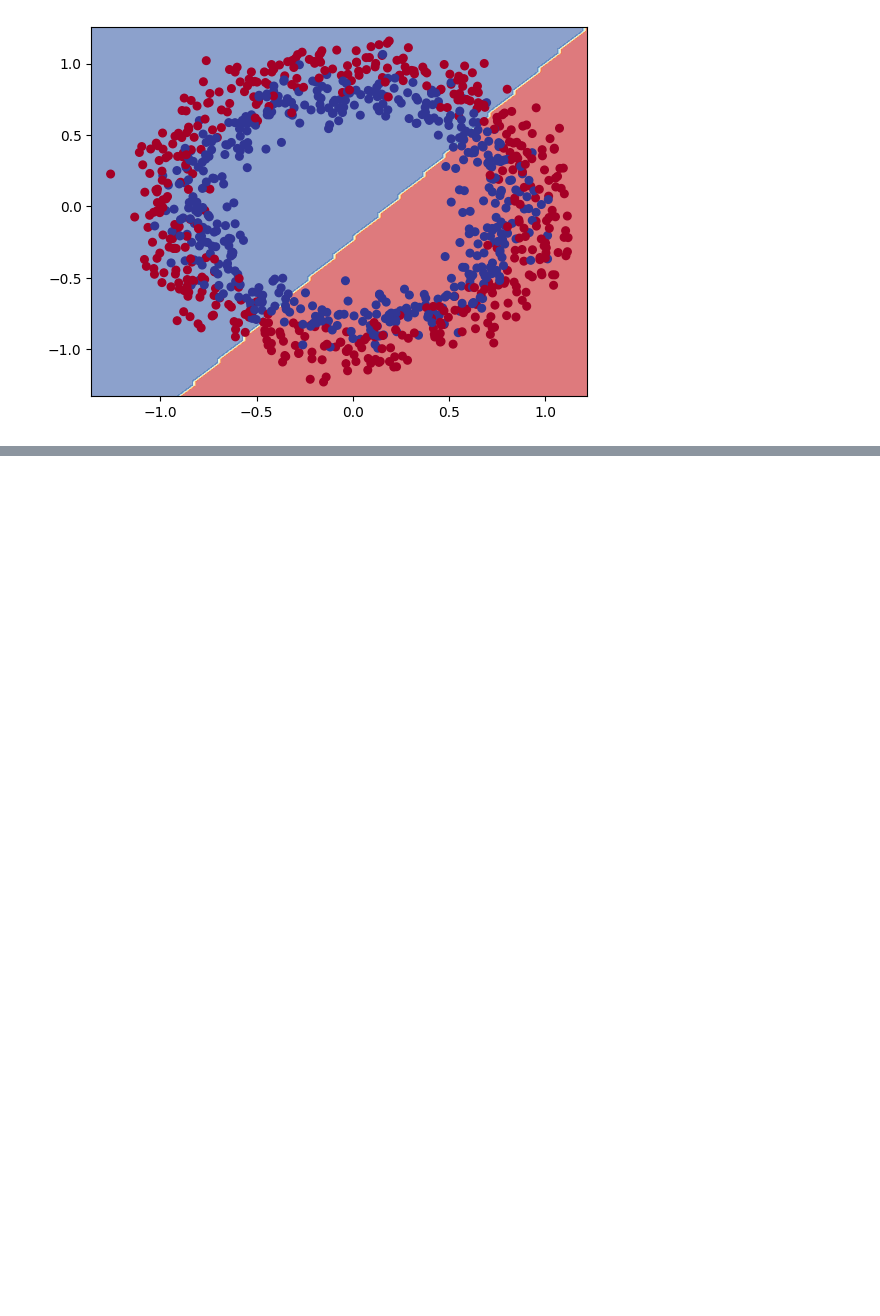
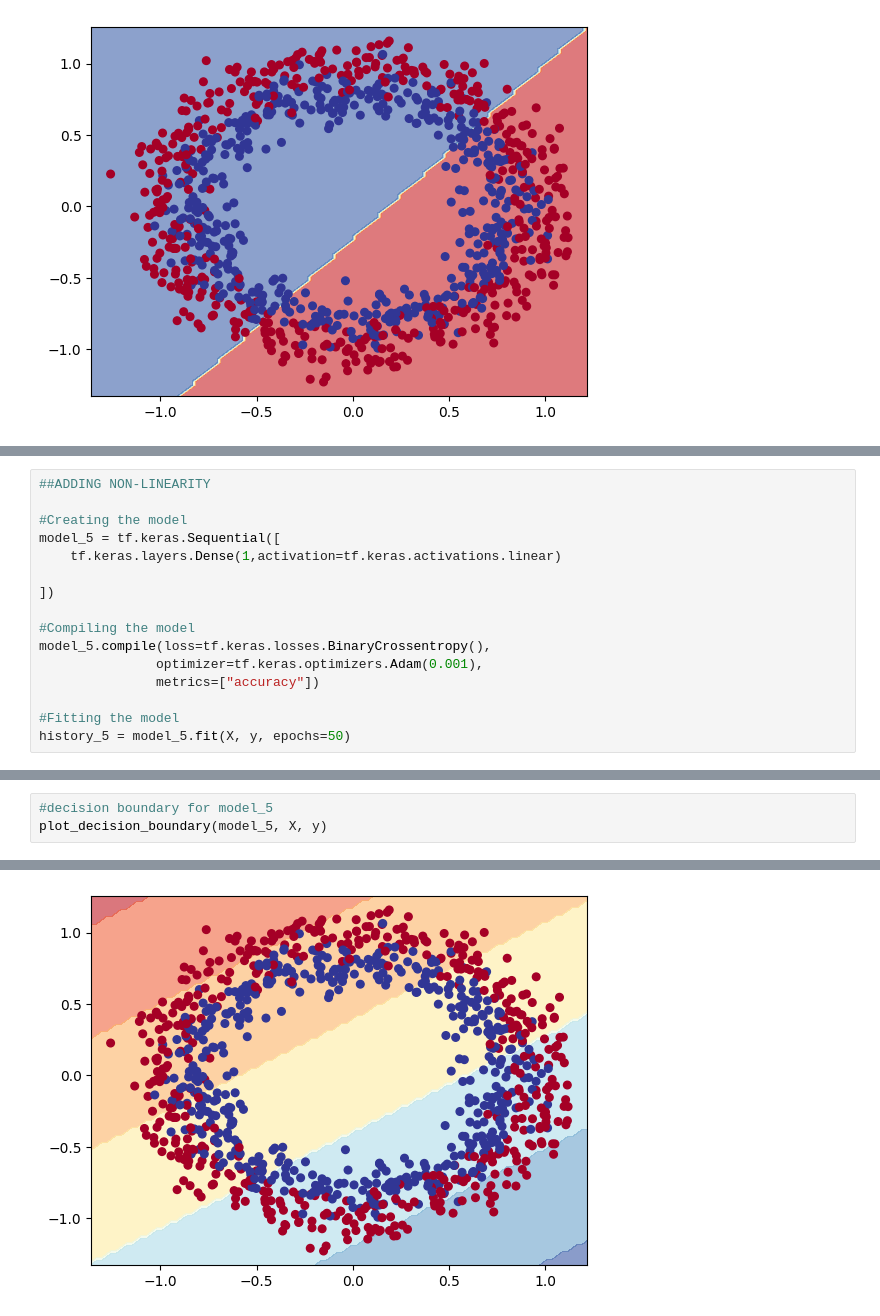
Before and after one commit to gunavc/TensorFlow, a Jupyter notebook: Neural-Network-Classification.ipynb, the cells around one changed output, grey strips where cells are left out. Drawn from its saved outputs; the diff is of its cells as text; blank space fills up the shorter version.

```diff
--- a/Neural-Network-Classification.ipynb
+++ b/Neural-Network-Classification.ipynb
@@ -233,0 +293,16 @@ Binary Classification
+# %%
+##ADDING NON-LINEARITY
+
+#Creating the model
+model_5 = tf.keras.Sequential([
+    tf.keras.layers.Dense(1,activation=tf.keras.activations.linear)
+
+])
+
+#Compiling the model
+model_5.compile(loss=tf.keras.losses.BinaryCrossentropy(),
+               optimizer=tf.keras.optimizers.Adam(0.001),
+               metrics=["accuracy"])
+
+#Fitting the model
+history_5 = model_5.fit(X, y, epochs=50)
@@ -233,0 +329,4 @@ Binary Classification
+# %%
+#decision boundary for model_5
+plot_decision_boundary(model_5, X, y)
+# %% [output]
@@ -233,0 +336 @@ Binary Classification
+[figure, added]
```
Also changed, not shown: parts of 20 cells of this notebook.
